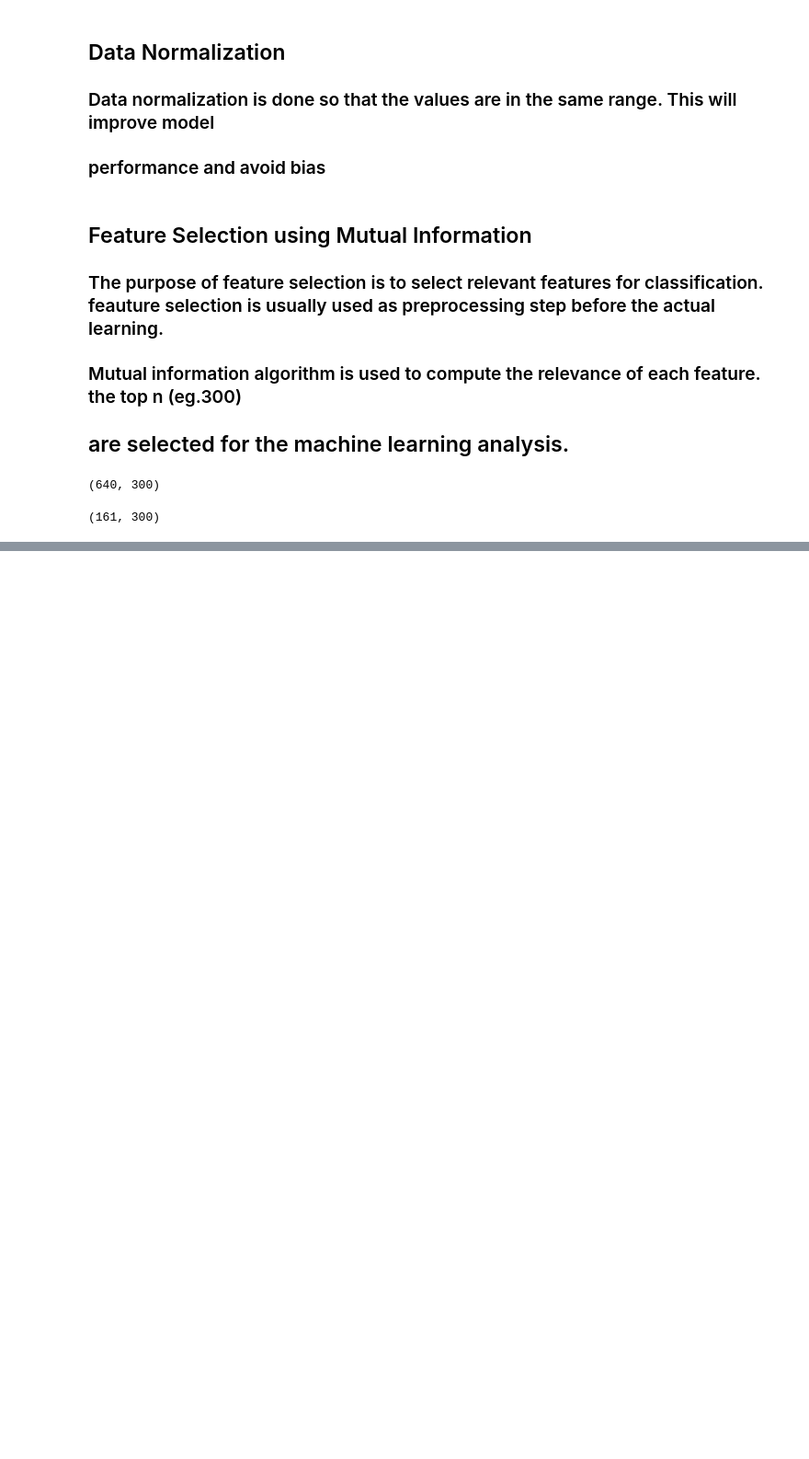
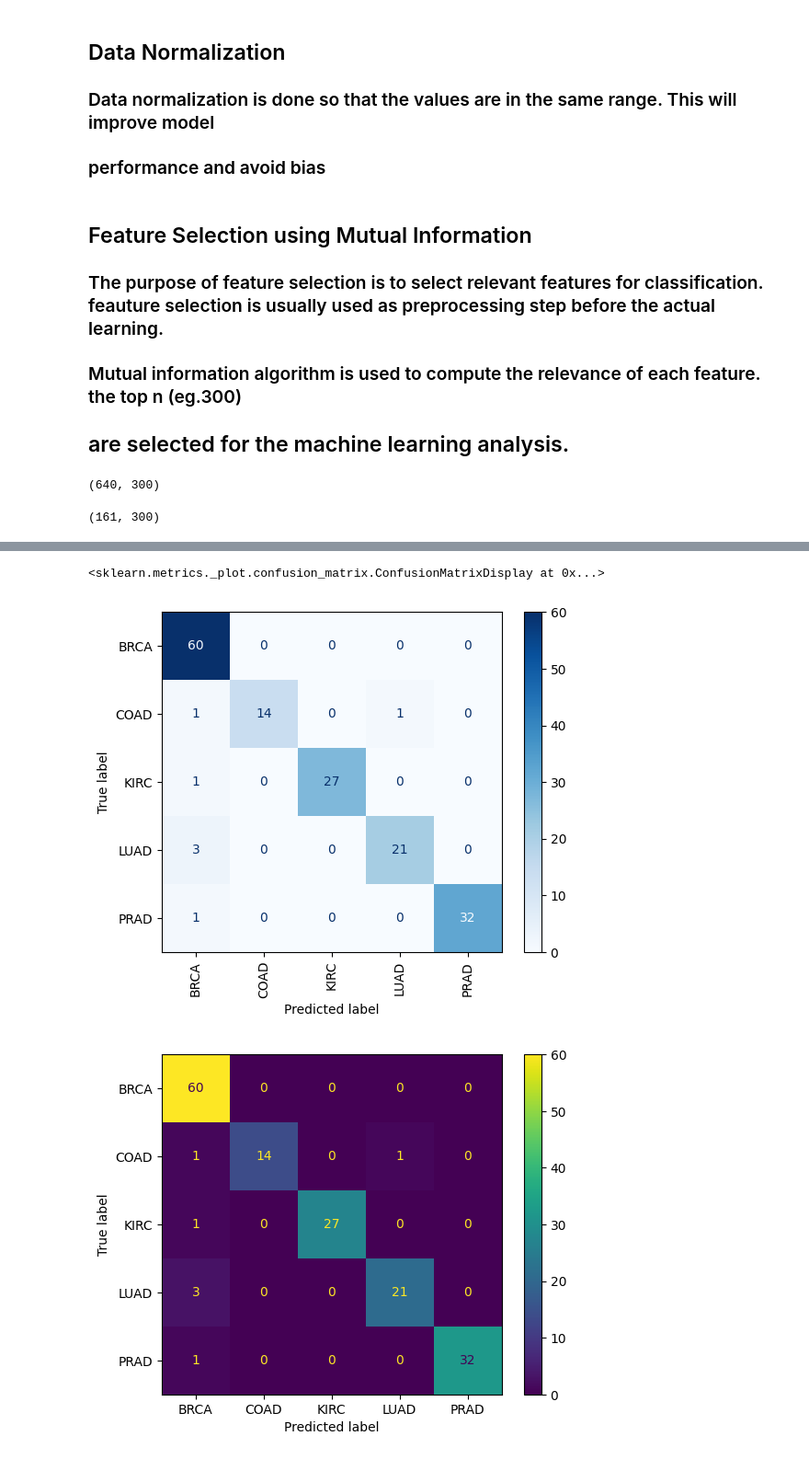
Before and after one commit to albertegi/Cancer-Classification, a Jupyter notebook: Cancer_Predicting_Using_Gene_Expression_Data.ipynb, the cells around one changed output, grey strips where cells are left out. Shown at 92% size. Saved outputs shown, nothing was run; the diff lists cells and outputs as text; code cells hidden in the pictures; blank space fills up the shorter version.

```diff
--- a/Cancer_Predicting_Using_Gene_Expression_Data.ipynb
+++ b/Cancer_Predicting_Using_Gene_Expression_Data.ipynb
@@ -214,0 +315,12 @@ X_test_selected.shape
+# %%
+# visualize the confusion matrix directly
+
+y_pred = RF.predict(X_test_selected)  # Generate predictions
+disp = ConfusionMatrixDisplay.from_estimator(RF, X_test_selected, y_test,
+                                             xticks_rotation='vertical',
+                                             cmap='Blues', display_labels=labels)
+disp.plot()  # Display the plot
+# %% [output]
+<sklearn.metrics._plot.confusion_matrix.ConfusionMatrixDisplay at 0x...>
+[figure, added]
+[figure, added]
```
Also changed, not shown: parts of 9 cells of this notebook.
